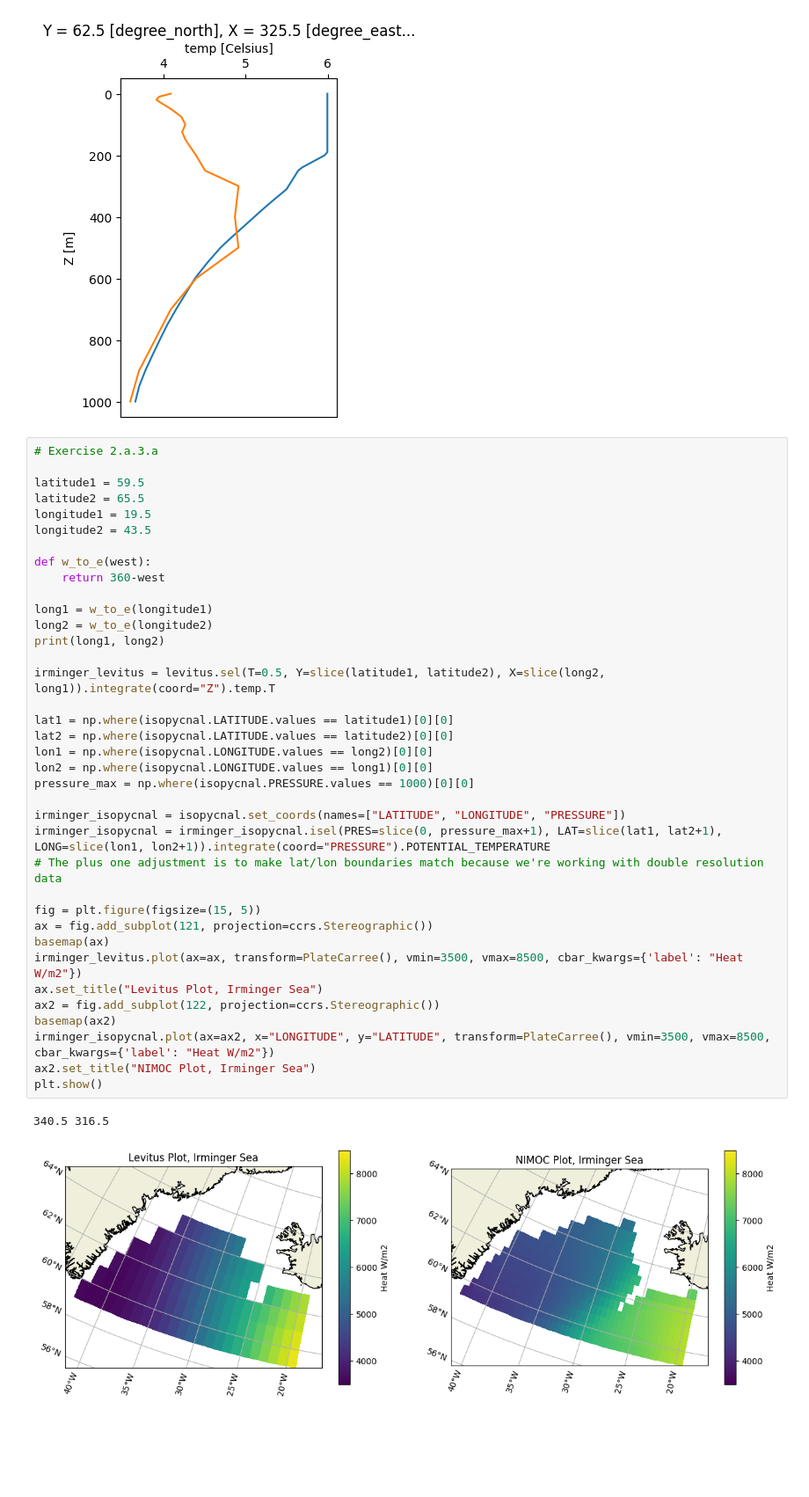
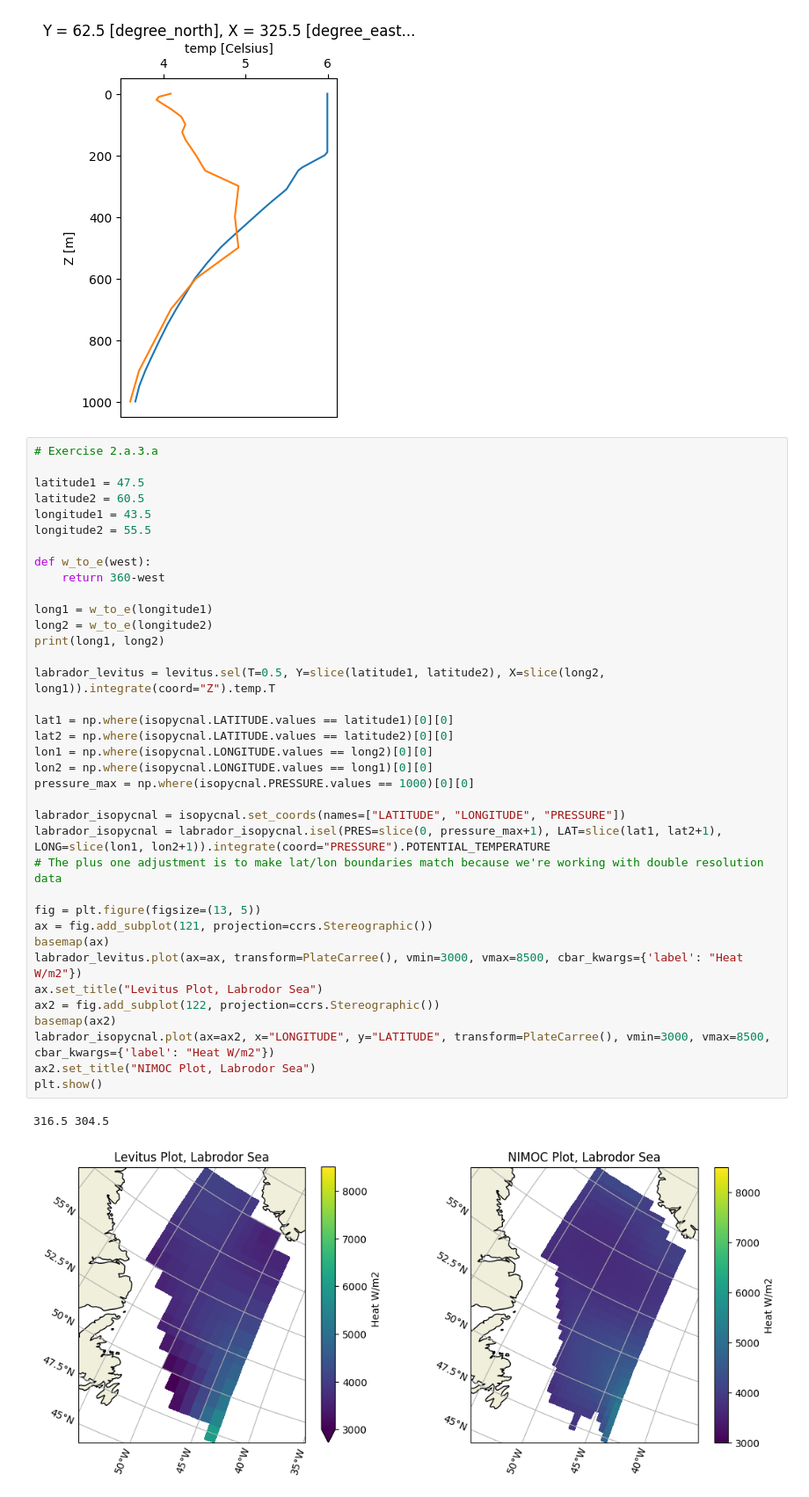
Before and after one commit to JRethemeier/Thermohaline-Circulation, a Jupyter notebook: Assignment2/Assignment2.ipynb, the cells around one changed output. Shown at 88% size. Drawn from its saved outputs; the diff is of its cells as text; blank space fills up the shorter version.

```diff
--- a/Assignment2/Assignment2.ipynb
+++ b/Assignment2/Assignment2.ipynb
@@ -283,43 +283,43 @@ ax.xaxis.tick_top()
 # %%
 # Exercise 2.a.3.a
 
-latitude1 = 59.5
-latitude2 = 65.5
-longitude1 = 19.5
-longitude2 = 43.5
+latitude1 = 47.5
+latitude2 = 60.5
+longitude1 = 43.5
+longitude2 = 55.5
 
 def w_to_e(west):
     return 360-west
 
 long1 = w_to_e(longitude1)
 long2 = w_to_e(longitude2)
 print(long1, long2)
 
-irminger_levitus = levitus.sel(T=0.5, Y=slice(latitude1, latitude2), X=slice(long2, long1)).integrate(coord="Z").temp.T
+labrador_levitus = levitus.sel(T=0.5, Y=slice(latitude1, latitude2), X=slice(long2, long1)).integrate(coord="Z").temp.T
 
 lat1 = np.where(isopycnal.LATITUDE.values == latitude1)[0][0]
 lat2 = np.where(isopycnal.LATITUDE.values == latitude2)[0][0]
 lon1 = np.where(isopycnal.LONGITUDE.values == long2)[0][0]
 lon2 = np.where(isopycnal.LONGITUDE.values == long1)[0][0]
 pressure_max = np.where(isopycnal.PRESSURE.values == 1000)[0][0]
 
-irminger_isopycnal = isopycnal.set_coords(names=["LATITUDE", "LONGITUDE", "PRESSURE"])
-irminger_isopycnal = irminger_isopycnal.isel(PRES=slice(0, pressure_max+1), LAT=slice(lat1, lat2+1), LONG=slice(lon1, lon2+1)).integrate(coord="PRESSURE").POTENTIAL_TEMPERATURE
+labrador_isopycnal = isopycnal.set_coords(names=["LATITUDE", "LONGITUDE", "PRESSURE"])
+labrador_isopycnal = labrador_isopycnal.isel(PRES=slice(0, pressure_max+1), LAT=slice(lat1, lat2+1), LONG=slice(lon1, lon2+1)).integrate(coord="PRESSURE").POTENTIAL_TEMPERATURE
 # The plus one adjustment is to make lat/lon boundaries match because we're working with double resolution data
 
-fig = plt.figure(figsize=(15, 5))
+fig = plt.figure(figsize=(13, 5))
 ax = fig.add_subplot(121, projection=ccrs.Stereographic())
 basemap(ax)
-irminger_levitus.plot(ax=ax, transform=PlateCarree(), vmin=3500, vmax=8500, cbar_kwargs={'label': "Heat W/m2"})
-ax.set_title("Levitus Plot, Irminger Sea")
+labrador_levitus.plot(ax=ax, transform=PlateCarree(), vmin=3000, vmax=8500, cbar_kwargs={'label': "Heat W/m2"})
+ax.set_title("Levitus Plot, Labrodor Sea")
 ax2 = fig.add_subplot(122, projection=ccrs.Stereographic())
 basemap(ax2)
-irminger_isopycnal.plot(ax=ax2, x="LONGITUDE", y="LATITUDE", transform=PlateCarree(), vmin=3500, vmax=8500, cbar_kwargs={'label': "Heat W/m2"})
-ax2.set_title("NIMOC Plot, Irminger Sea")
+labrador_isopycnal.plot(ax=ax2, x="LONGITUDE", y="LATITUDE", transform=PlateCarree(), vmin=3000, vmax=8500, cbar_kwargs={'label': "Heat W/m2"})
+ax2.set_title("NIMOC Plot, Labrodor Sea")
 plt.show()
 # %% [output]
-340.5 316.5
+316.5 304.5
-[figure, old version]
+[figure, new version]
 # %%
 # Exercise 2.a.3.b
 
```
Also changed, not shown: parts of 4 cells of this notebook.
